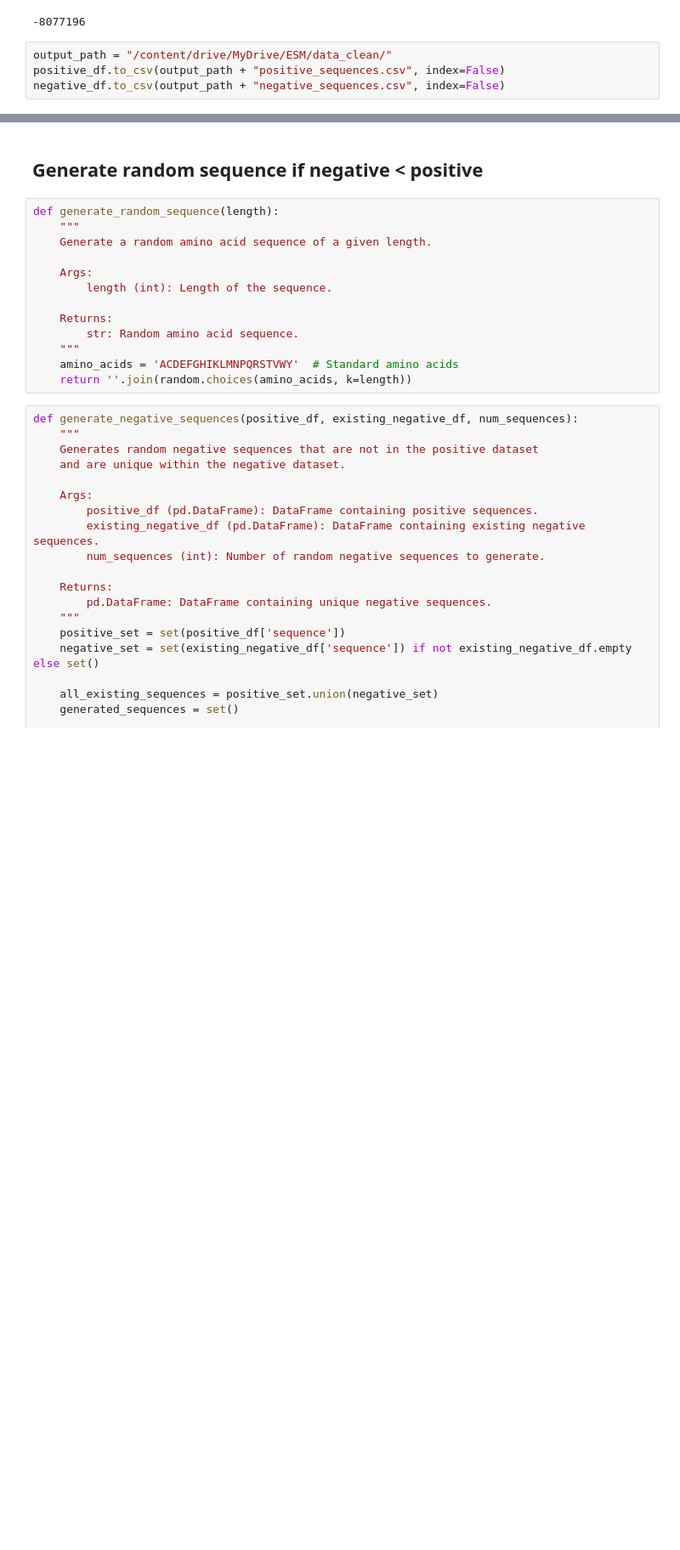
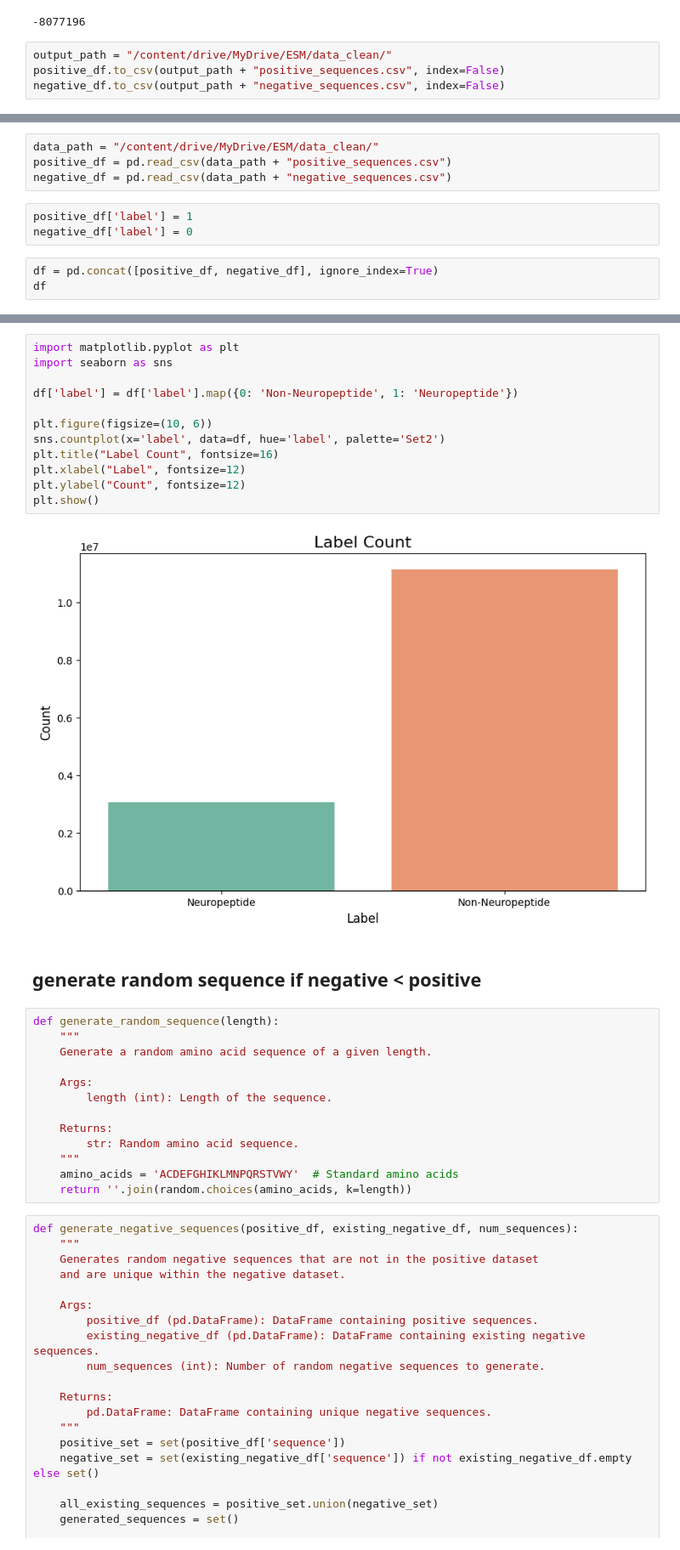
Before and after one commit to DRepresser/NeuroClassify, a Jupyter notebook: data_preparation.ipynb, the cells around one changed output, grey strips where cells are left out. Shown: that part at 85% size. Saved outputs shown, nothing was run; the diff lists cells and outputs as text; blank space fills up the shorter version.

Commit message:
Add plot data

```diff
--- a/data_preparation.ipynb
+++ b/data_preparation.ipynb
@@ -150,0 +159,10 @@ negative_df.to_csv(output_path + "negative_sequences.csv", index=False)
+# %%
+data_path = "/content/drive/MyDrive/ESM/data_clean/"
+positive_df = pd.read_csv(data_path + "positive_sequences.csv")
+negative_df = pd.read_csv(data_path + "negative_sequences.csv")
+# %%
+positive_df['label'] = 1
+negative_df['label'] = 0
+# %%
+df = pd.concat([positive_df, negative_df], ignore_index=True)
+df
@@ -151,5 +183,19 @@ negative_df.to_csv(output_path + "negative_sequences.csv", index=False)
+# %%
+import matplotlib.pyplot as plt
+import seaborn as sns
+
+df['label'] = df['label'].map({0: 'Non-Neuropeptide', 1: 'Neuropeptide'})
+
+plt.figure(figsize=(10, 6))
+sns.countplot(x='label', data=df, hue='label', palette='Set2')
+plt.title("Label Count", fontsize=16)
+plt.xlabel("Label", fontsize=12)
+plt.ylabel("Count", fontsize=12)
+plt.show()
+# %% [output]
+[figure, added]
 # %% [markdown]
-## Generate random sequence if negative < positive
+## generate random sequence if negative < positive
 # %%
 def generate_random_sequence(length):
     """
```
Also changed, not shown: parts of 5 cells of this notebook.
